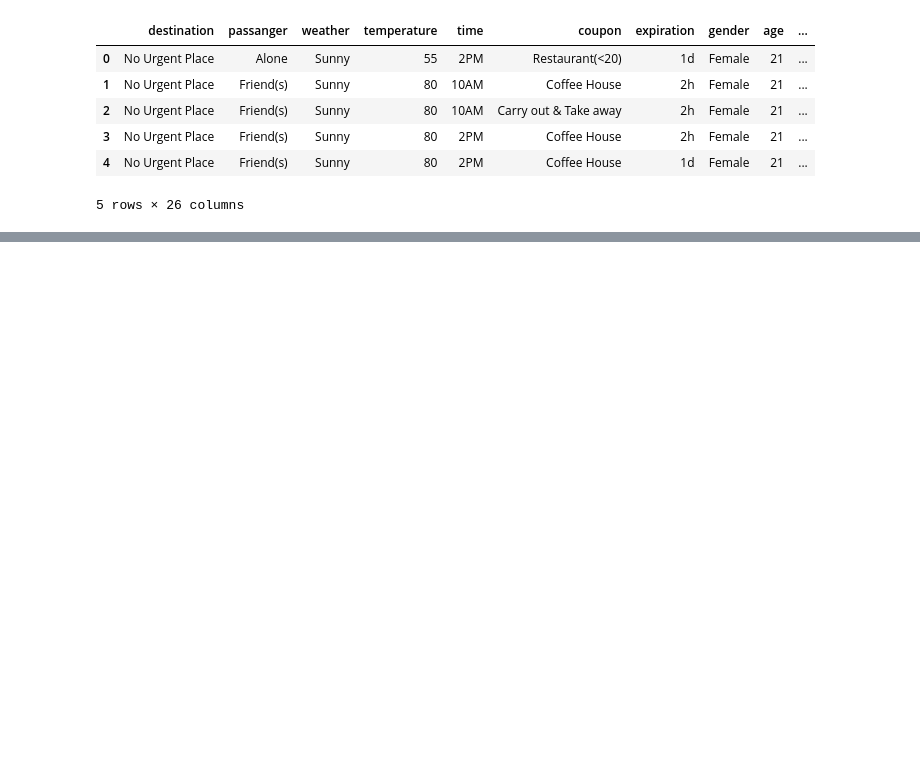
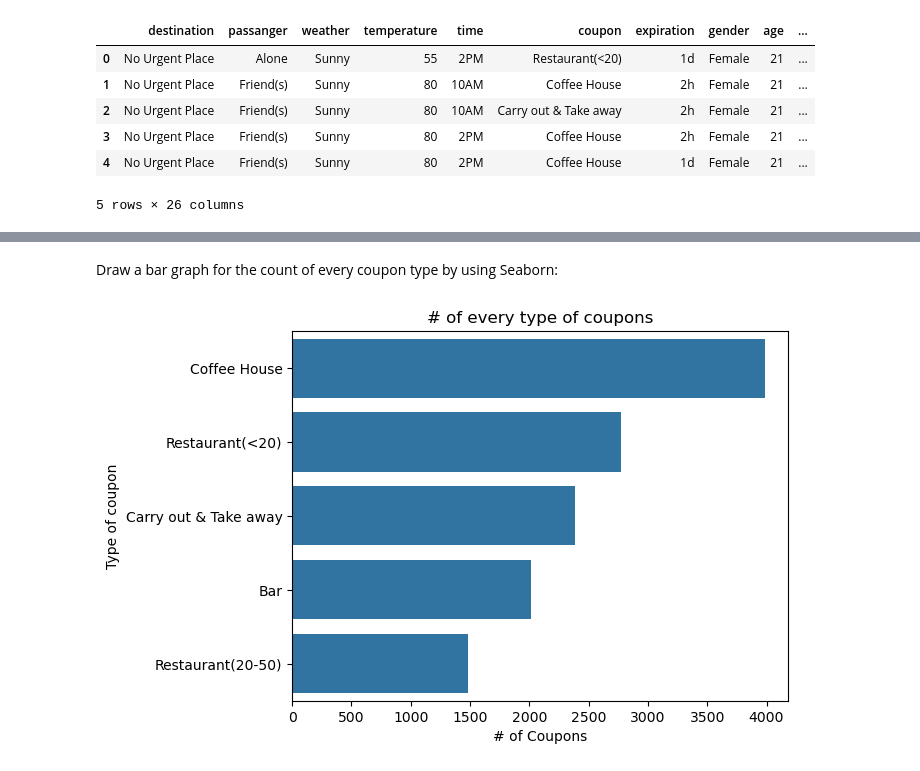
Before and after one commit to Nathan-Oyama-Personal/berkeley-ai, a Jupyter notebook: module05/module05-nathan-oyama.ipynb, the cells around one changed output, grey strips where cells are left out. Cells and saved outputs as stored; diff of their text form; code cells hidden in the pictures; blank space fills up the shorter version.

```diff
--- a/module05/module05-nathan-oyama.ipynb
+++ b/module05/module05-nathan-oyama.ipynb
@@ -6,2 +84,2 @@ import numpy as np
 # %%
-data = pd.read_csv('./assignment5_1_starter/data/coupons.csv')
+data = pd.read_csv('./coupons.csv')
@@ -19,0 +128,18 @@ Check if there is any missing values:
+# %%
+columns = [
+    'passanger',
+    'temperature',
+    'coupon',
+    'age',
+    'maritalStatus',
+    'occupation',
+    'income',
+    'car',
+    'Bar',
+    'RestaurantLessThan20',
+    'Y'
+    ]
+
+data_trim = data[columns]
+
+data_trim.head()
@@ -39,0 +319,7 @@ dtype: int64
+# %%
+car_bad = [
+    'do not drive',
+    'Car that is too old to install Onstar :D'
+    ]
+
+data_trim_carvalid = data_trim.query('car not in @car_bad')
@@ -39,0 +372,5 @@ dtype: int64
+# %%
+coupon_count = data_trim_carvalid[['coupon']]\
+    .value_counts().to_frame().reset_index()
+
+coupon_count
@@ -39,0 +384,12 @@ dtype: int64
+# %% [markdown]
+Draw a bar graph for the count of every coupon type by using Seaborn:
+# %%
+sns.barplot(data=coupon_count, x='count', y='coupon')
+
+plt.title('# of every type of coupons')
+plt.xlabel('# of Coupons')
+plt.ylabel('Type of coupon')
+
+plt.show()
+# %% [output]
+[figure, added]
```
Also changed, not shown: parts of 127 cells of this notebook.
